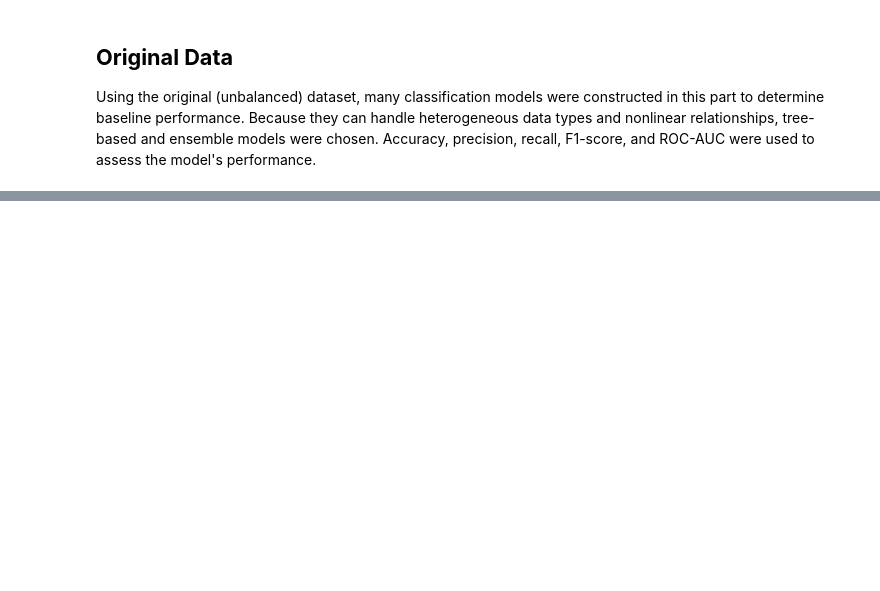
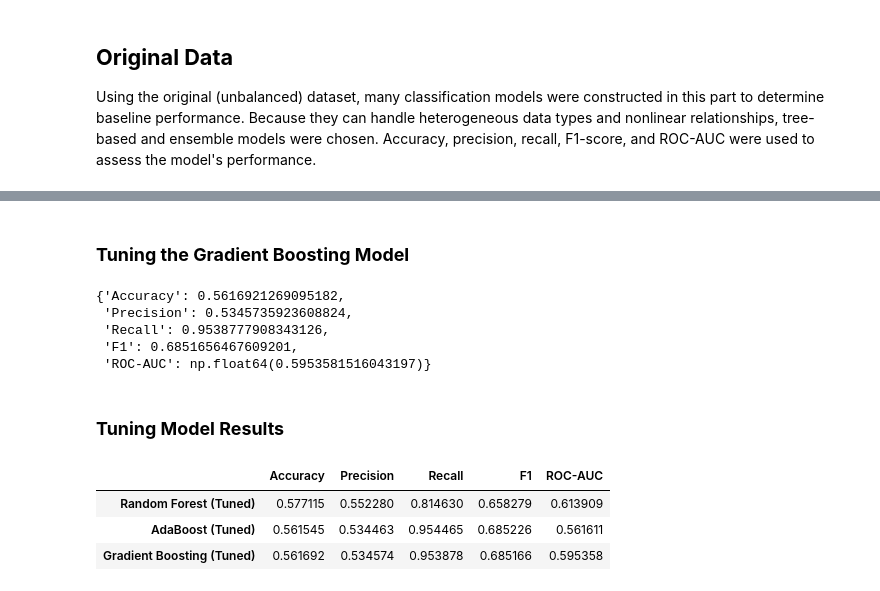
Before and after one commit to rburjanr/UT-Austin-Projects, a Jupyter notebook: EasyVisa/RahulBurjanroppaProject_Full_Code_Notebook_EasyVisa.ipynb, the cells around one changed output, grey strips where cells are left out. Drawn from its saved outputs; the diff is of its cells as text; code cells hidden in the pictures; blank space fills up the shorter version.

```diff
--- a/EasyVisa/RahulBurjanroppaProject_Full_Code_Notebook_EasyVisa.ipynb
+++ b/EasyVisa/RahulBurjanroppaProject_Full_Code_Notebook_EasyVisa.ipynb
@@ -400,0 +251,3 @@ MemoryError: Unable to allocate 1.93 GiB for an array with shape (25479, 20384)
+# %%
+X_reduced = df_pre[["prevailing_wage", "no_of_employees", "company_age"]]
+y = df_pre["case_status"]
@@ -400,0 +809,54 @@ MemoryError: Unable to allocate 1.93 GiB for an array with shape (25479, 20384)
+# %% [markdown]
+### **Tuning the Gradient Boosting Model**
+# %%
+gb_param_grid = {
+    "n_estimators": [50, 100],
+    "learning_rate": [0.05, 0.1],
+    "max_depth": [2, 3]
+}
+
+gb_tuned = GridSearchCV(
+    GradientBoostingClassifier(random_state=42),
+    param_grid=gb_param_grid,
+    scoring="recall",
+    cv=3
+)
+
+gb_tuned.fit(Xr_train_over, yr_train_over)
+
+gb_best = gb_tuned.best_estimator_
+gb_tuned_results = {
+    "Accuracy": accuracy_score(yr_test_over, gb_best.predict(Xr_test_over)),
+    "Precision": precision_score(yr_test_over, gb_best.predict(Xr_test_over)),
+    "Recall": recall_score(yr_test_over, gb_best.predict(Xr_test_over)),
+    "F1": f1_score(yr_test_over, gb_best.predict(Xr_test_over)),
+    "ROC-AUC": roc_auc_score(
+        yr_test_over, gb_best.predict_proba(Xr_test_over)[:, 1]
+    )
+}
+
+gb_tuned_results
+# %% [output]
+{'Accuracy': 0.5616921269095182,
+ 'Precision': 0.5345735923608824,
+ 'Recall': 0.9538777908343126,
+ 'F1': 0.6851656467609201,
+ 'ROC-AUC': np.float64(0.5953581516043197)}
+# %% [markdown]
+### **Tuning Model Results**
+# %%
+tuned_results_df = pd.DataFrame.from_dict(
+    {
+        "Random Forest (Tuned)": rf_tuned_results,
+        "AdaBoost (Tuned)": ada_tuned_results,
+        "Gradient Boosting (Tuned)": gb_tuned_results
+    },
+    orient="index"
+)
+
+tuned_results_df
+# %% [output]
+|  | Accuracy | Precision | Recall | F1 | ROC-AUC |
+| Random Forest (Tuned) | 0.577115 | 0.552280 | 0.814630 | 0.658279 | 0.613909 |
+| AdaBoost (Tuned) | 0.561545 | 0.534463 | 0.954465 | 0.685226 | 0.561611 |
+| Gradient Boosting (Tuned) | 0.561692 | 0.534574 | 0.953878 | 0.685166 | 0.595358 |
```
Also changed, not shown: parts of 69 cells of this notebook, 14 other files.
